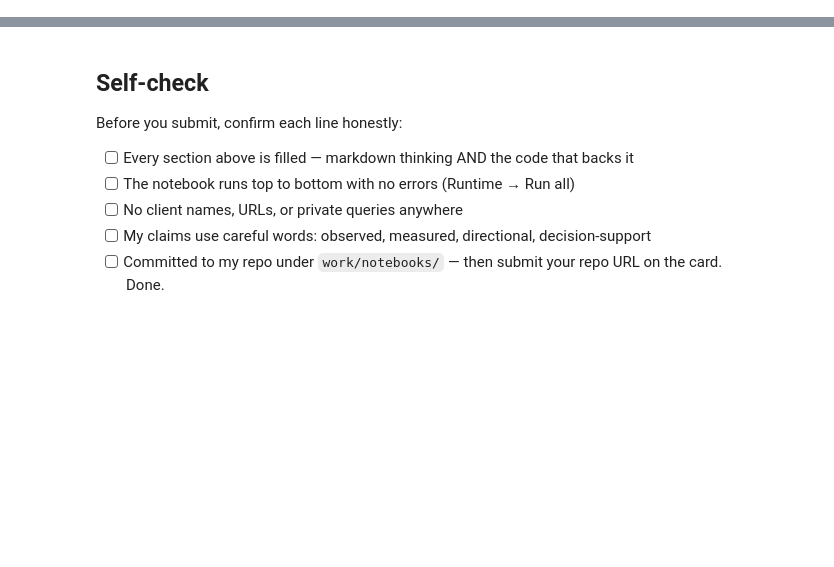
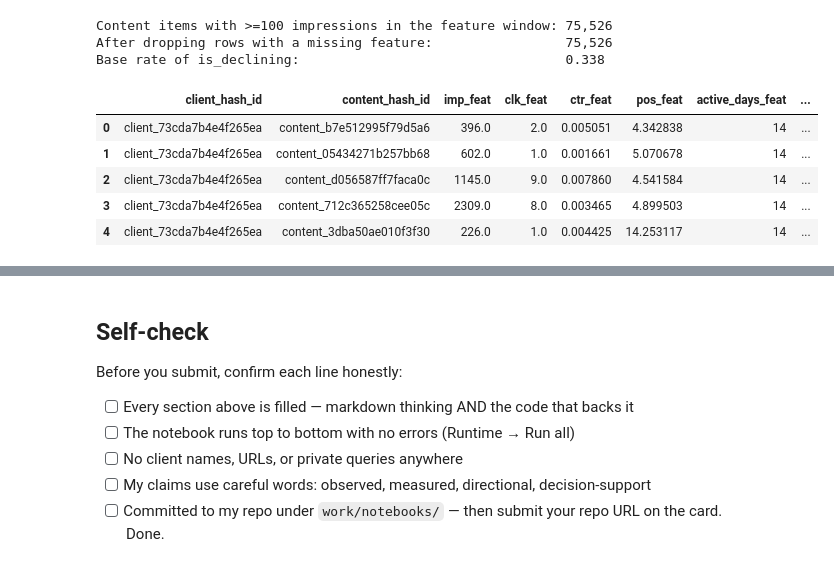
Before and after one commit to Ssaqlain09/flyrank-ml-internship, a Jupyter notebook: work/notebooks/w03_data_contract.ipynb, the cells around one changed output, grey strips where cells are left out. Saved outputs shown, nothing was run; the diff lists cells and outputs as text; code cells hidden in the pictures; blank space fills up the shorter version.

```diff
--- a/work/notebooks/w03_data_contract.ipynb
+++ b/work/notebooks/w03_data_contract.ipynb
@@ -36,0 +189,43 @@ This skeleton is yours to fill. Work the sections **in order** — each one has
+# %%
+features = con.sql(f"""
+    WITH agg AS (
+        SELECT client_hash_id, content_hash_id,
+               SUM(CASE WHEN report_date BETWEEN DATE '{FEAT_START}' AND DATE '{FEAT_END}'
+                        THEN COALESCE(gsc_impressions, 0) ELSE 0 END)              AS imp_feat,
+               SUM(CASE WHEN report_date BETWEEN DATE '{FEAT_START}' AND DATE '{FEAT_END}'
+                        THEN COALESCE(gsc_clicks, 0) ELSE 0 END)                   AS clk_feat,
+               AVG(CASE WHEN report_date BETWEEN DATE '{FEAT_START}' AND DATE '{FEAT_END}'
+                         AND gsc_avg_position > 0 THEN gsc_avg_position END)       AS pos_feat,
+               COUNT(DISTINCT CASE WHEN report_date BETWEEN DATE '{FEAT_START}' AND DATE '{FEAT_END}'
+                         AND gsc_impressions > 0 THEN report_date END)             AS active_days_feat,
+               SUM(CASE WHEN report_date BETWEEN DATE '{OUT_START}' AND DATE '{OUT_END}'
+                        THEN COALESCE(gsc_impressions, 0) ELSE 0 END)              AS imp_outcome
+        FROM {FACT_MONTH}
+        WHERE report_date BETWEEN DATE '{FEAT_START}' AND DATE '{OUT_END}'
+        GROUP BY 1, 2
+    )
+    SELECT *, clk_feat * 1.0 / NULLIF(imp_feat, 0) AS ctr_feat
+    FROM agg
+    WHERE imp_feat >= 100
+""").df()
+
+features["is_declining"] = (features["imp_outcome"] < 0.8 * features["imp_feat"]).astype(int)
+
+FEATURES = ["imp_feat", "clk_feat", "ctr_feat", "pos_feat", "active_days_feat"]
+before = len(features)
+frame = features.dropna(subset=FEATURES).reset_index(drop=True)
+
+print(f"Content items with >=100 impressions in the feature window: {before:,}")
+print(f"After dropping rows with a missing feature:                 {len(frame):,}")
+print(f"Base rate of is_declining:                                  {frame['is_declining'].mean():.3f}")
+frame[["client_hash_id", "content_hash_id"] + FEATURES + ["is_declining"]].head()
+# %% [output]
+Content items with >=100 impressions in the feature window: 75,526
+After dropping rows with a missing feature:                 75,526
+Base rate of is_declining:                                  0.338
+|  | client_hash_id | content_hash_id | imp_feat | clk_feat | ctr_feat | pos_feat | active_days_feat | ... |
+| 0 | client_73cda7b4e4f265ea | content_b7e512995f79d5a6 | 396.0 | 2.0 | 0.005051 | 4.342838 | 14 | ... |
+| 1 | client_73cda7b4e4f265ea | content_05434271b257bb68 | 602.0 | 1.0 | 0.001661 | 5.070678 | 14 | ... |
+| 2 | client_73cda7b4e4f265ea | content_d056587ff7faca0c | 1145.0 | 9.0 | 0.007860 | 4.541584 | 14 | ... |
+| 3 | client_73cda7b4e4f265ea | content_712c365258cee05c | 2309.0 | 8.0 | 0.003465 | 4.899503 | 14 | ... |
+| 4 | client_73cda7b4e4f265ea | content_3dba50ae010f3f30 | 226.0 | 1.0 | 0.004425 | 14.253117 | 14 | ... |
```
Also changed, not shown: parts of 22 cells of this notebook.
